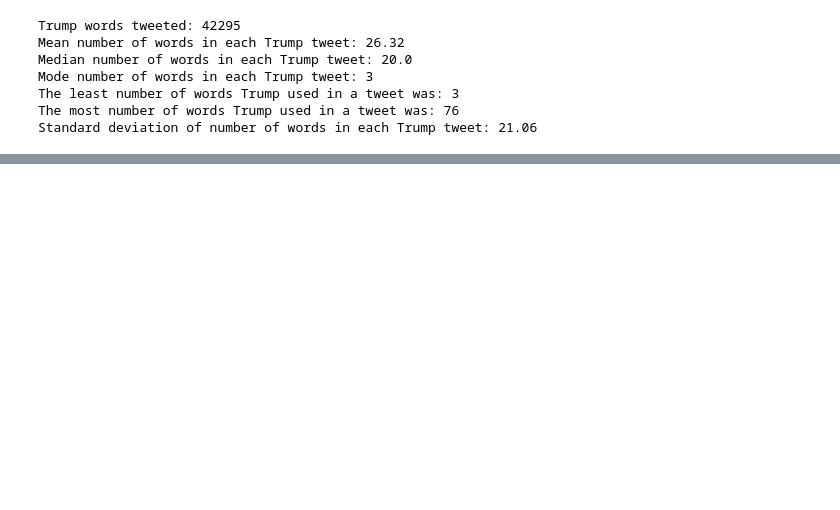
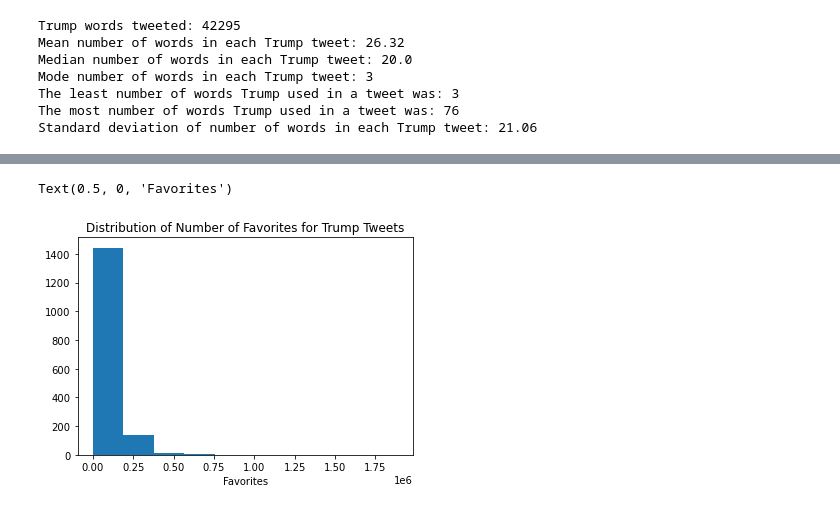
Before and after one commit to sunil-2000/Twitter-Data-Science-Project, a Jupyter notebook: Chris.ipynb, the cells around one changed output, grey strips where cells are left out. Saved outputs shown, nothing was run; the diff lists cells and outputs as text; code cells hidden in the pictures; blank space fills up the shorter version.

```diff
--- a/Chris.ipynb
+++ b/Chris.ipynb
@@ -124,3 +113,21 @@ Mode number of words in each Trump tweet: 3
 The least number of words Trump used in a tweet was: 3
 The most number of words Trump used in a tweet was: 76
 Standard deviation of number of words in each Trump tweet: 21.06
+# %%
+# Summary stats for the "favourite" column
+trump_favorites = trump_tweets["favourite"]
+trump_total_favorites = trump_favorites.sum()
+print("Trump tweet favorites: " + str(trump_total_favorites))
+trump_mean_favorites = np.mean(trump_favorites)
+print("Mean number of favorites for Trump tweets: " + str(trump_mean_favorites))
+trump_median_favorites = np.median(trump_favorites)
+print("Median number of favorites for Trump tweets: " + str(trump_median_favorites))
+# Mode may not be meaningful due to the wide range between the minimum and maximum number of favorites
+# trump_mode_favorites = statistics.mode(trump_favorites)
+# print("Mode number of favorites in each Trump tweet: " + str(trump_mode_favorites))
+trump_minimum_favorites = min(trump_favorites)
+print("The least number of favorites a Trump tweet received was: " + str(trump_minimum_favorites))
+trump_maximum_favorites = max(trump_favorites)
+print("The most number of favorites a Trump tweet received was: " + str(trump_maximum_favorites))
+trump_stddev_favorites = np.std(trump_favorites)
+print("Standard deviation of number of retweets for Trump tweets: " + str(trump_stddev_favorites))
@@ -126,0 +212,9 @@ Standard deviation of number of words in each Trump tweet: 21.06
+# %%
+# Favorites
+
+plt.hist(trump_favorites)
+plt.title("Distribution of Number of Favorites for Trump Tweets")
+plt.xlabel("Favorites")
+# %% [output]
+Text(0.5, 0, 'Favorites')
+[figure, added]
```
Also changed, not shown: parts of 28 cells of this notebook, 1 other file.
